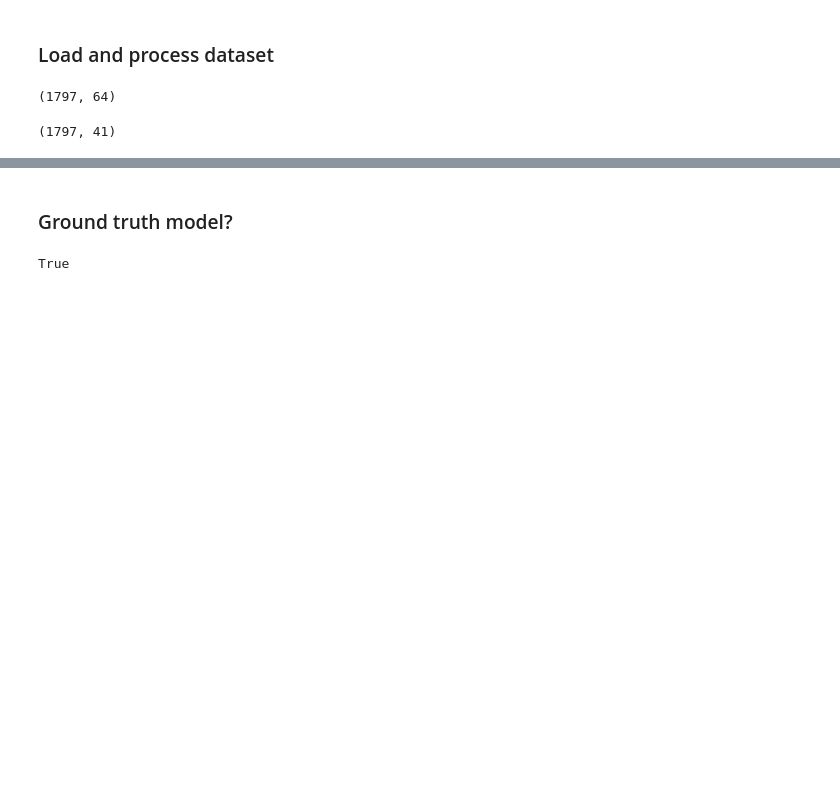
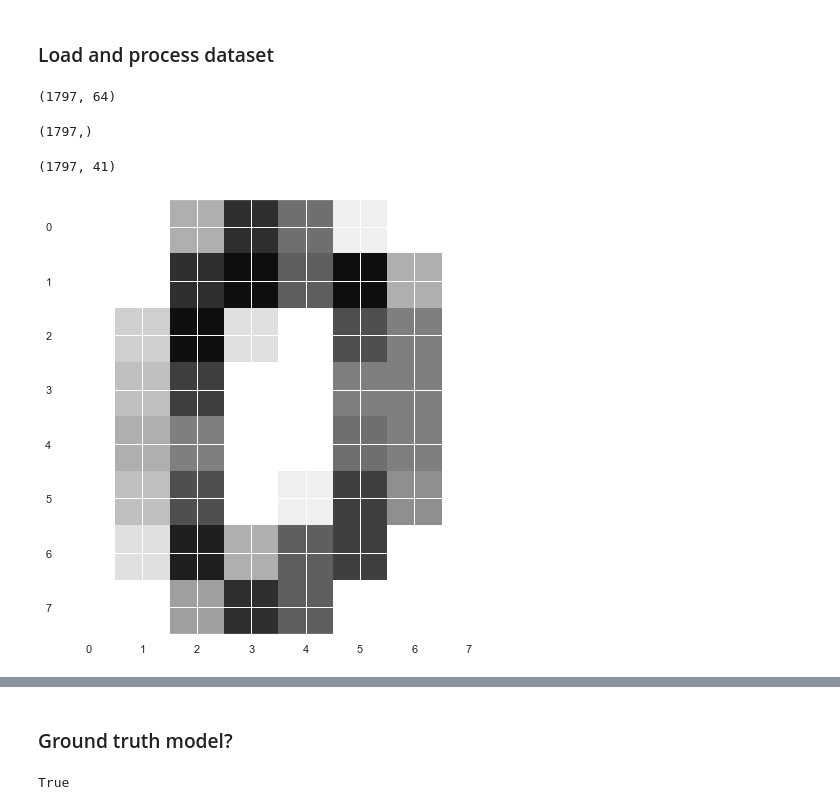
Before and after one commit to FengNiMa/203Project, a Jupyter notebook: notebooks/mnist.ipynb, the cells around one changed output, grey strips where cells are left out. Cells and saved outputs as stored; diff of their text form; code cells hidden in the pictures; blank space fills up the shorter version.

```diff
--- a/notebooks/mnist.ipynb
+++ b/notebooks/mnist.ipynb
@@ -14,12 +14,27 @@ digits = load_digits()
 digits.data.shape
 # %% [output]
 (1797, 64)
+# %%
+digits.target.shape
+# %% [output]
+(1797,)
 # %%
 pca = PCA(0.99, whiten=True)
 data = pca.fit_transform(digits.data)
 data.shape
 # %% [output]
 (1797, 41)
+# %%
+def plot_one_digit(data):
+    if len(data.shape) == 1:
+        data = data.reshape(8, 8)
+    fig, ax = plt.subplots(1,1,figsize=(8, 8))
+    im = ax.imshow(data, cmap='binary')
+    im.set_clim(0, 16)
+
+plot_one_digit(digits.data[0])
+# %% [output]
+[figure, added]
 # %%
 def plot_digits(data, chang=10, kuan=10):
     fig, ax = plt.subplots(chang, kuan, figsize=(8, 8),
```
Also changed, not shown: parts of 36 cells of this notebook, 8 other files.
